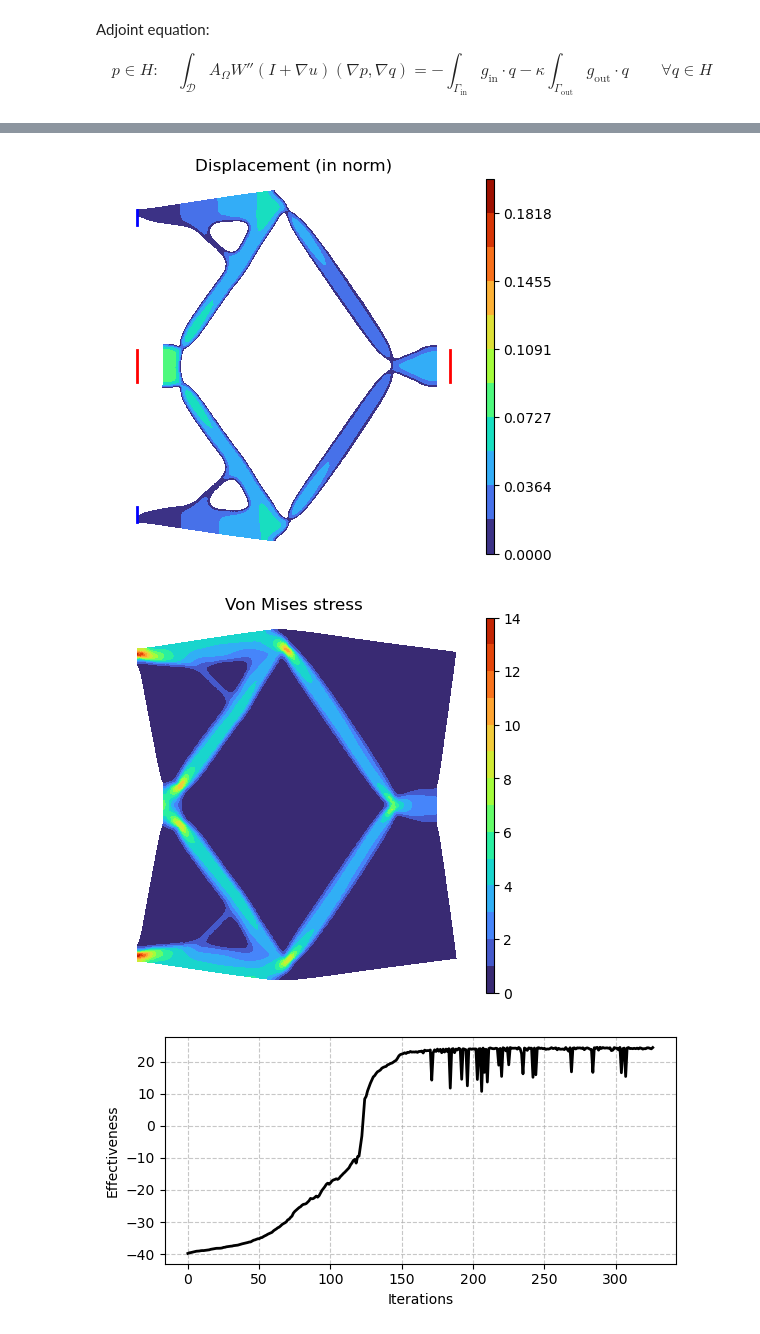
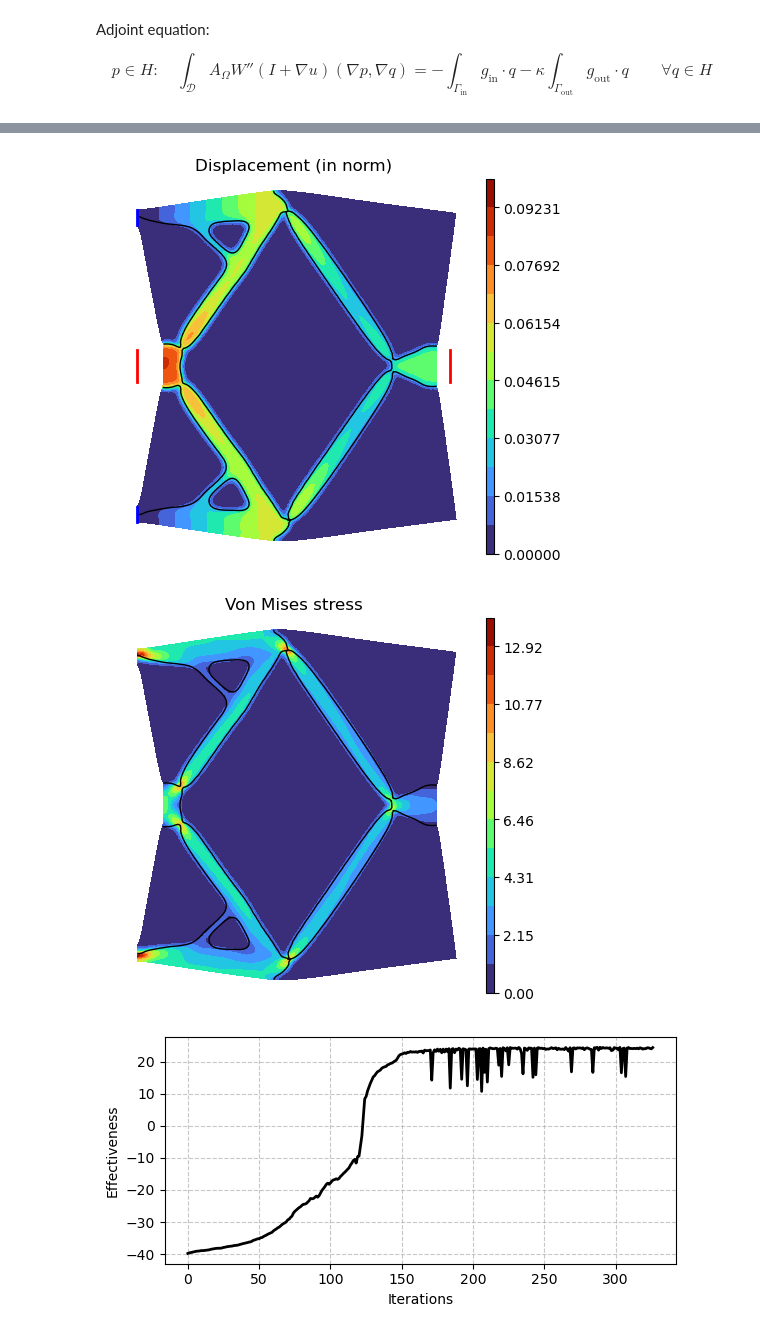
Before and after one commit to PhiFEM/phiFEM_FormOpt, a Jupyter notebook: code/Elasticity.ipynb, the cells around one changed output, grey strips where cells are left out. Saved outputs shown, nothing was run; the diff lists cells and outputs as text; code cells hidden in the pictures.

```diff
--- a/code/Elasticity.ipynb
+++ b/code/Elasticity.ipynb
@@ -319,10 +364,10 @@ OutDisp = data["OutDisp"]
 ee = -100.0*OutDisp/InDisp
 niter = 326 # cost_values.shape[0] - 1
 
-plot_lv(test_path, 0, limits, displacement=False, figsize=(5, 5), boundaries=boundaries, lw=3)
-plot_lv(test_path, niter, limits, displacement=False, figsize=(5, 5), boundaries=boundaries, lw=3)
-plot_dp(test_path, niter, limits, max_dp, figsize=(5, 5),boundaries=boundaries)
-plot_vm(test_path, niter, limits, max_vm, figsize=(5, 5))
+plot_lv(test_path, 0, limits_inverter, displacement=False, figsize=(5, 5), boundaries=boundaries_inverter, lw=3)
+plot_lv(test_path, niter, limits_inverter, displacement=False, figsize=(5, 5), boundaries=boundaries_inverter, lw=3)
+plot_dp(test_path, niter, limits_inverter, max_dp_inverter, figsize=(5, 5),boundaries=boundaries_inverter)
+plot_vm(test_path, niter, limits_inverter, max_vm_inverter, figsize=(5, 5))
 plot2(ee[:(niter+1)], "Effectiveness", (6, 3))
 plot2(cost_values[:(niter+1)], "Cost", (6, 3))
 # %% [output]
@@ -330,7 +375,7 @@ plot2(cost_values[:(niter+1)], "Cost", (6, 3))
 > Von Mises stress - maximum value =  13.532459397658661
 [figure]
 [figure]
-[figure, old version]
+[figure, new version]
-[figure, old version]
+[figure, new version]
 [figure]
 [figure]
```
Also changed, not shown: parts of 11 cells of this notebook, 3 other files.
